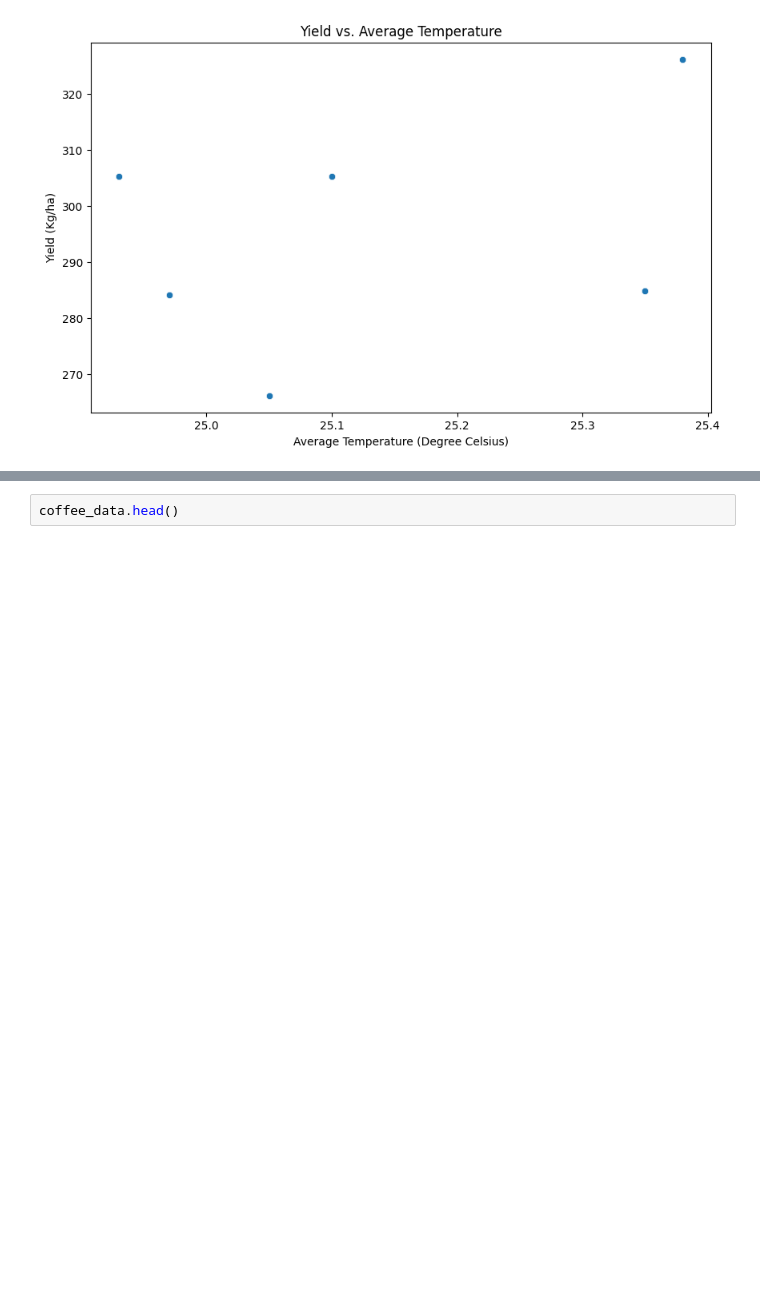
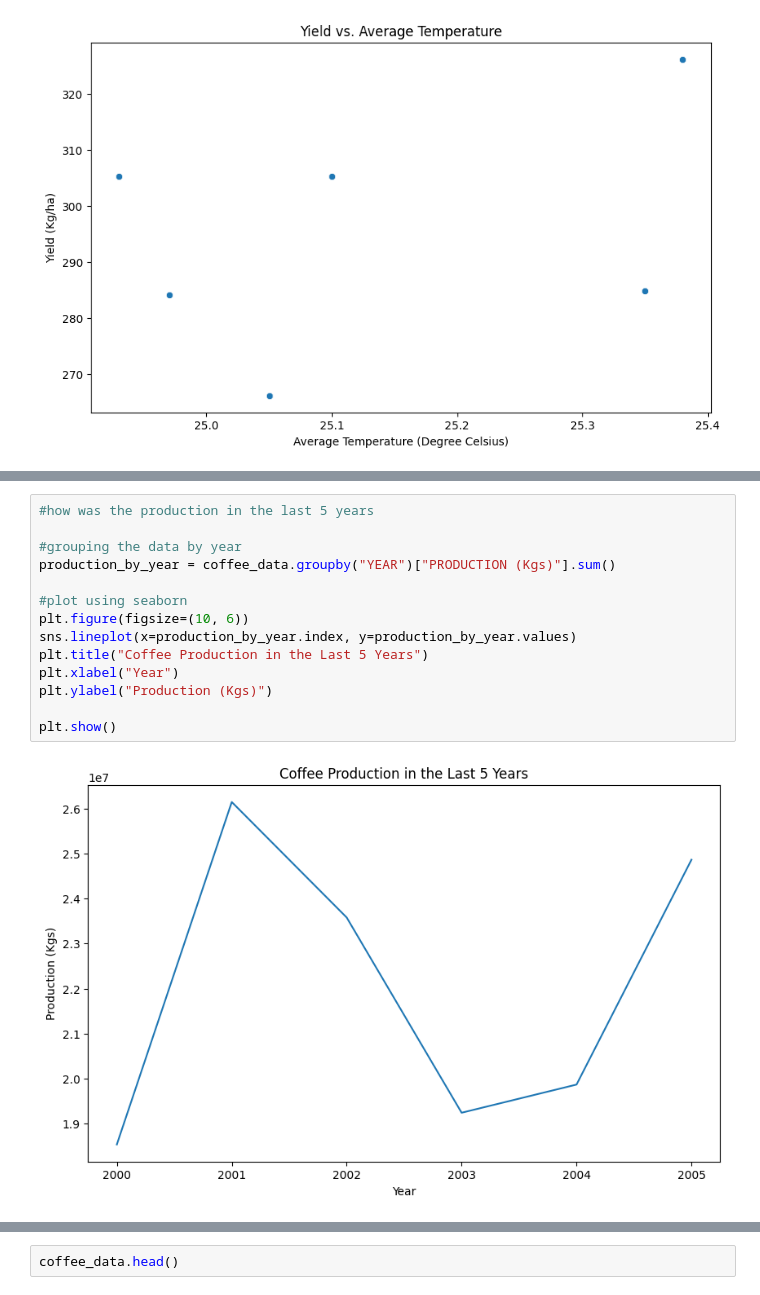
Before and after one commit to Temutev/coffee-prediction-in-kenya, a Jupyter notebook: coffee_project.ipynb, the cells around one changed output, grey strips where cells are left out. Drawn from its saved outputs; the diff is of its cells as text; blank space fills up the shorter version.

```diff
--- a/coffee_project.ipynb
+++ b/coffee_project.ipynb
@@ -141,0 +167,16 @@ plt.show()
+# %%
+#how was the production in the last 5 years
+
+#grouping the data by year
+production_by_year = coffee_data.groupby("YEAR")["PRODUCTION (Kgs)"].sum()
+
+#plot using seaborn
+plt.figure(figsize=(10, 6))
+sns.lineplot(x=production_by_year.index, y=production_by_year.values)
+plt.title("Coffee Production in the Last 5 Years")
+plt.xlabel("Year")
+plt.ylabel("Production (Kgs)")
+
+plt.show()
+# %% [output]
+[figure, added]
```
Also changed, not shown: parts of 7 cells of this notebook, 1 other file.
